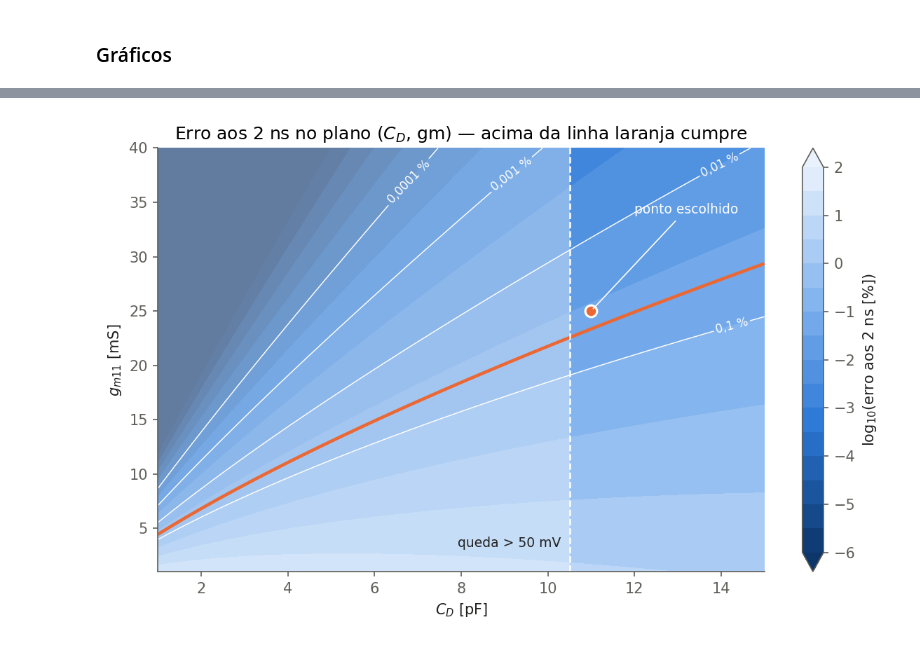
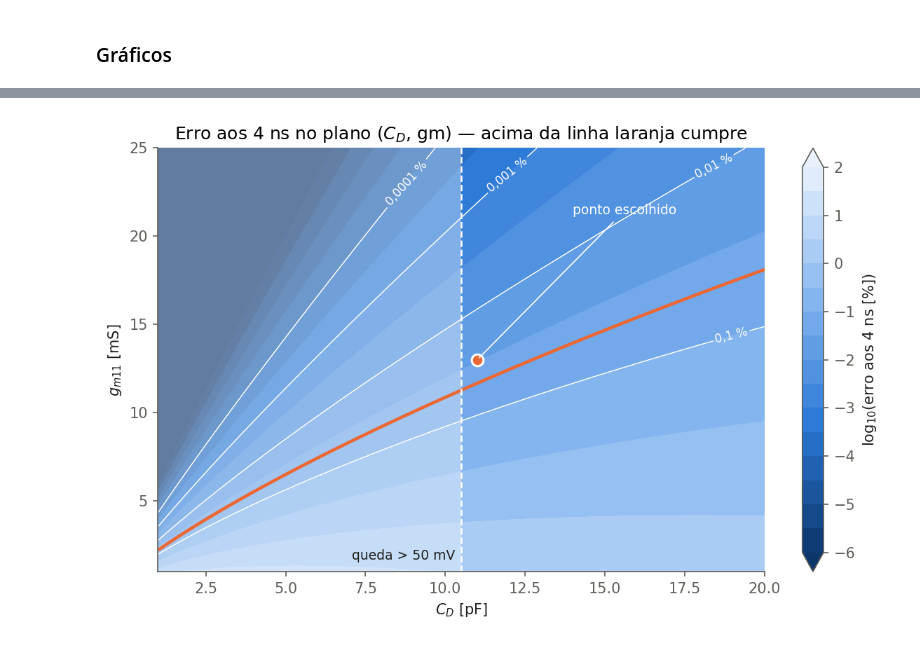
Before and after one commit to miguelpinho16/trabalhos, a Jupyter notebook: CIA/LAB1/dimensionamento.ipynb, the cells around one changed output, grey strips where cells are left out. Saved outputs shown, nothing was run; the diff lists cells and outputs as text; code cells hidden in the pictures.

```diff
--- a/CIA/LAB1/dimensionamento.ipynb
+++ b/CIA/LAB1/dimensionamento.ipynb
@@ -76,0 +72,14 @@ CD mínimo para queda <= 50 mV: 10.50 pF
+# %%
+# VALORES DEFINIDOS
+t = t1
+gm = 13e-3
+Cd = 11e-12
+Id = gm / gm_ID
+
+print(f"Período = {t*1e9:.0f} ns")
+print(f"gm      = {gm*1e3:.1f} mS")
+print(f"Cd      = {Cd*1e12:.0f} pF")
+print(f"Vout    = {Vout(t, gm, Cd):.6f} V")
+print(f"Erro    = {erro(t, gm, Cd)*1e3:.3f} mV")
+print(f"Queda   = {queda(Cd)*1e3:.1f} mV")
+print(f"ID      = {Id*1e6:.0f} uA")
@@ -77,6 +94,11 @@ CD mínimo para queda <= 50 mV: 10.50 pF
 # %% [markdown]
 ### Gráficos
 # %%
+# ======================= GRÁFICOS =======================
+# ponto escolhido (nomes próprios para não serem apagados por outros ciclos/arrays)
+CD_sel = Cd
+gm_sel = gm
+
 INK, INK2, GRID = "#1f1f1e", "#5f5e58", "#e4e3de"
 RAMP = ["#86b6ef", "#5598e7", "#2a78d6", "#1c5cab", "#0d366b"]   # claro -> escuro
 ACC = "#eb6834"                                                  # ponto escolhido
@@ -84,38 +106,44 @@ plt.rcParams.update({"font.size": 10, "axes.edgecolor": INK2, "axes.labelcolor":
     "xtick.color": INK2, "ytick.color": INK2, "axes.grid": True, "grid.color": GRID,
     "axes.spines.top": False, "axes.spines.right": False, "lines.linewidth": 2,
     "legend.frameon": False, "figure.dpi": 150})
-Emax = Vref*eps*1e3            # 0.55 mV
+
+T_NS   = t1*1e9                 # 4 ns
+Emax   = Vref*err*1e3           # 0.55 mV
+CD_MAX = 20e-12                 # eixo de CD: 1 a 20 pF
+GM_MAX = 25e-3                  # eixo de gm: até 25 mS
+XL = (1, CD_MAX*1e12)
+
 def linha_spec(ax):
     ax.axhline(Emax, color=INK, ls="--", lw=1.2)
     ax.text(ax.get_xlim()[1], Emax*1.25, "especificação 0,55 mV (0,05 %)",
             ha="right", va="bottom", color=INK, fontsize=8.5)
-def zona_CDmin(ax):            # sombreia CD < CD_min (queda > 50 mV)
+def zona_CDmin(ax):             # sombreia CD < CD_min (queda > 50 mV)
     ax.axvspan(ax.get_xlim()[0], CD_min*1e12, color=INK2, alpha=0.08, lw=0)
     ax.axvline(CD_min*1e12, color=INK2, lw=1, ls="--")
 
-CDp = np.linspace(1e-12, 15e-12, 281)          # eixo dos gráficos: 1 a 15 pF
-XL = (1, 15)
+CDp = np.linspace(1e-12, CD_MAX, 381)
 
 # ---- Fig. 1: gm mínimo, corrente e queda em função de C_D ----
-gmm = np.array([gm_min_de(c) for c in CDp])
+gmm = gm_necessario(CDp, t1)
 fig, ax = plt.subplots(1, 3, figsize=(14, 4))
 for a in ax: a.set_xlim(*XL)
 ax[0].plot(CDp*1e12, gmm*1e3, color=RAMP[2])
-ax[0].fill_between(CDp*1e12, gmm*1e3, 40, color=RAMP[0], alpha=0.25, lw=0)
-ax[0].text(1.5, 33, "cumpre o erro\nde 0,05 %", color=RAMP[3], fontsize=9)
-ax[0].text(11.5, 4, "não cumpre", color=INK2, fontsize=9)
+ax[0].fill_between(CDp*1e12, gmm*1e3, GM_MAX*1e3, color=RAMP[0], alpha=0.25, lw=0)
+ax[0].text(1.5, 0.85*GM_MAX*1e3, "cumpre o erro\nde 0,05 %", color=RAMP[3], fontsize=9)
+ax[0].text(15, 2, "não cumpre", color=INK2, fontsize=9)
 ax[0].plot(CD_sel*1e12, gm_sel*1e3, "o", color=ACC, ms=7, mec="white", mew=1.5)
 ax[0].annotate(f"escolha: {CD_sel*1e12:g} pF\n{gm_sel*1e3:.1f} mS", (CD_sel*1e12, gm_sel*1e3),
-               (5.5, 31), color=INK, fontsize=8.5, arrowprops=dict(arrowstyle="-", color=INK2, lw=0.8))
-ax[0].set(xlabel="$C_D$ [pF]", ylabel="$g_{m11}$ mínimo [mS]", ylim=(0, 40),
-          title="gm mínimo para erro ≤ 0,05 % em 2 ns")
+               (4, 0.6*GM_MAX*1e3), color=INK, fontsize=8.5,
+               arrowprops=dict(arrowstyle="-", color=INK2, lw=0.8))
+ax[0].set(xlabel="$C_D$ [pF]", ylabel="$g_{m11}$ mínimo [mS]", ylim=(0, GM_MAX*1e3),
+          title=f"gm mínimo para erro ≤ 0,05 % em {T_NS:g} ns")
 ax[1].plot(CDp*1e12, gmm/gm_ID*1e6, color=RAMP[2])
 ax[1].plot(CD_sel*1e12, gm_sel/gm_ID*1e6, "o", color=ACC, ms=7, mec="white", mew=1.5)
 ax[1].set(xlabel="$C_D$ [pF]", ylabel="$I_{D11}$ [µA]",
           title=f"Corrente no M11 (gm/I$_D$ = {gm_ID} S/A)")
 ax[2].plot(CDp*1e12, queda(CDp)*1e3, color=RAMP[2])
 ax[2].axhline(dV_max*1e3, color=INK, ls="--", lw=1.2)
-ax[2].text(14.8, dV_max*1e3+8, "máx. 50 mV", ha="right", color=INK, fontsize=8.5)
+ax[2].text(XL[1]-0.2, dV_max*1e3+8, "máx. 50 mV", ha="right", color=INK, fontsize=8.5)
 ax[2].plot(CD_sel*1e12, queda(CD_sel)*1e3, "o", color=ACC, ms=7, mec="white", mew=1.5)
 ax[2].set(xlabel="$C_D$ [pF]", ylabel="ΔV [mV]", ylim=(0, 300),
           title="Queda de $V_{out}$ ao ligar o $C_{DAC}$")
@@ -127,41 +155,41 @@ ax[2].text(CD_min*1e12-0.2, 270, f"queda > 50 mV\n($C_D$ < {CD_min*1e12:.1f} pF)
 plt.tight_layout(); plt.savefig("fig1_gm_vs_CD.png")
 
 # ---- Fig. 2: Vout(t) e erro(t) — varia C_D | varia gm ----
-t = np.linspace(0, 2.5e-9, 1000)
-CD_list = [1e-12, 5e-12, CD_min, CD_sel, 15e-12]
-gm_list = [10e-3, 15e-3, 20e-3, gm_sel, 35e-3]
+t_ax = np.linspace(0, 1.25*t1, 1000)
+CD_list = [1e-12, 5e-12, CD_min, CD_sel, 20e-12]
+gm_list = [6e-3, 9e-3, gm_necessario(CD_sel, t1), gm_sel, 20e-3]
 fig, ax = plt.subplots(2, 2, figsize=(12, 7.5), sharex=True)
 for i, c in enumerate(CD_list):
-    ax[0,0].plot(t*1e9, Vout(t, gm_sel, c), color=RAMP[i], label=f"$C_D$ = {c*1e12:g} pF")
-    ax[1,0].semilogy(t*1e9, erro(t, gm_sel, c)*1e3, color=RAMP[i])
+    ax[0,0].plot(t_ax*1e9, Vout(t_ax, gm_sel, c), color=RAMP[i], label=f"$C_D$ = {c*1e12:g} pF")
+    ax[1,0].semilogy(t_ax*1e9, erro(t_ax, gm_sel, c)*1e3, color=RAMP[i])
 for i, g in enumerate(gm_list):
-    ax[0,1].plot(t*1e9, Vout(t, g, CD_sel), color=RAMP[i], label=f"gm = {g*1e3:.1f} mS")
-    ax[1,1].semilogy(t*1e9, erro(t, g, CD_sel)*1e3, color=RAMP[i])
+    ax[0,1].plot(t_ax*1e9, Vout(t_ax, g, CD_sel), color=RAMP[i], label=f"gm = {g*1e3:.1f} mS")
+    ax[1,1].semilogy(t_ax*1e9, erro(t_ax, g, CD_sel)*1e3, color=RAMP[i])
 ax[0,0].set(title=f"Varia $C_D$  (gm = {gm_sel*1e3:.1f} mS)", ylabel="$V_{out}$ [V]")
 ax[0,1].set(title=f"Varia gm  ($C_D$ = {CD_sel*1e12:g} pF)")
 for a in ax[0]:
     a.axhline(Vref, color=INK2, lw=0.8); a.legend(loc="lower right", fontsize=8.5)
 for a in ax[1]:
-    a.set(xlabel="t [ns]", ylabel="|$V_{ref}-V_{out}$| [mV]", ylim=(1e-3, 2e3), xlim=(0, 2.5))
+    a.set(xlabel="t [ns]", ylabel="|$V_{ref}-V_{out}$| [mV]", ylim=(1e-3, 2e3), xlim=(0, 1.25*T_NS))
     linha_spec(a)
 for a in ax.flat:
-    a.axvline(t1*1e9, color=ACC, lw=1, ls=":")
+    a.axvline(T_NS, color=ACC, lw=1, ls=":")
 plt.tight_layout(); plt.savefig("fig2_Vout_t.png")
 
-# ---- Fig. 3: erro aos 2 ns em função de gm, várias C_D ----
-gm = np.linspace(1e-3, 40e-3, 500)
+# ---- Fig. 3: erro no fim do período em função de gm, várias C_D ----
+gm_ax = np.linspace(1e-3, GM_MAX, 500)
 fig, ax = plt.subplots(figsize=(7.5, 4.5))
 for i, c in enumerate(CD_list):
-    ax.semilogy(gm*1e3, erro(t1, gm, c)*1e3, color=RAMP[i], label=f"$C_D$ = {c*1e12:g} pF")
-    ax.plot(gm_min_de(c)*1e3, Emax, "o", color=RAMP[i], ms=7, mec="white", mew=1.5)
-ax.set(xlabel="$g_{m11}$ [mS]", ylabel="|erro| aos 2 ns [mV]", xlim=(1, 40), ylim=(1e-3, 1e3),
-       title="Erro no fim de Φ1 em função de gm")
+    ax.semilogy(gm_ax*1e3, erro(t1, gm_ax, c)*1e3, color=RAMP[i], label=f"$C_D$ = {c*1e12:g} pF")
+    ax.plot(gm_necessario(c, t1)*1e3, Emax, "o", color=RAMP[i], ms=7, mec="white", mew=1.5)
+ax.set(xlabel="$g_{m11}$ [mS]", ylabel=f"|erro| aos {T_NS:g} ns [mV]",
+       xlim=(1, GM_MAX*1e3), ylim=(1e-3, 1e3), title="Erro no fim de Φ1 em função de gm")
 linha_spec(ax); ax.legend(loc="upper right", fontsize=8.5)
 ax.text(1.5, 2e-3, "os pontos marcam o gm mínimo de cada $C_D$", color=INK2, fontsize=8.5)
 plt.tight_layout(); plt.savefig("fig3_erro_vs_gm.png")
 
 # ---- Fig. 4: mapa do erro no plano (C_D, gm) ----
-X, Y = np.meshgrid(np.linspace(1e-12, 15e-12, 301), np.linspace(1e-3, 40e-3, 301))
+X, Y = np.meshgrid(np.linspace(1e-12, CD_MAX, 301), np.linspace(1e-3, GM_MAX, 301))
 Z = np.log10(erro(t1, Y, X)/Vref*100)      # log10(erro em %)
 cmap = LinearSegmentedColormap.from_list("blues", ["#0d366b", "#2a78d6", "#86b6ef", "#e8f1fc"])
 fig, ax = plt.subplots(figsize=(8, 5))
@@ -169,18 +197,18 @@ cs = ax.contourf(X*1e12, Y*1e3, Z, levels=np.arange(-6, 2.01, 0.5), cmap=cmap, e
 cl = ax.contour(X*1e12, Y*1e3, Z, levels=[-4, -3, -2, -1], colors="white",
                 linewidths=0.7, linestyles="solid")
 ax.clabel(cl, fmt={-4: "0,0001 %", -3: "0,001 %", -2: "0,01 %", -1: "0,1 %"}, fontsize=8)
-ax.contour(X*1e12, Y*1e3, Z, levels=[np.log10(eps*100)], colors=ACC,
+ax.contour(X*1e12, Y*1e3, Z, levels=[np.log10(err*100)], colors=ACC,
            linewidths=2.2, linestyles="solid")
 ax.axvspan(1, CD_min*1e12, color="white", alpha=0.35, lw=0)
 ax.axvline(CD_min*1e12, color="white", lw=1.2, ls="--")
-ax.text(CD_min*1e12-0.2, 3, "queda > 50 mV", ha="right", va="bottom", color=INK, fontsize=9)
+ax.text(CD_min*1e12-0.2, 1.5, "queda > 50 mV", ha="right", va="bottom", color=INK, fontsize=9)
 ax.plot(CD_sel*1e12, gm_sel*1e3, "o", color=ACC, ms=8, mec="white", mew=1.5)
-ax.annotate("ponto escolhido", (CD_sel*1e12, gm_sel*1e3), (12, 34), color="white", fontsize=9,
-            arrowprops=dict(arrowstyle="-", color="white", lw=0.8))
-fig.colorbar(cs).set_label("log$_{10}$(erro aos 2 ns [%])")
+ax.annotate("ponto escolhido", (CD_sel*1e12, gm_sel*1e3), (14, 0.85*GM_MAX*1e3), color="white",
+            fontsize=9, arrowprops=dict(arrowstyle="-", color="white", lw=0.8))
+fig.colorbar(cs).set_label(f"log$_{{10}}$(erro aos {T_NS:g} ns [%])")
 ax.grid(False)
 ax.set(xlabel="$C_D$ [pF]", ylabel="$g_{m11}$ [mS]",
-       title="Erro aos 2 ns no plano ($C_D$, gm) — acima da linha laranja cumpre")
+       title=f"Erro aos {T_NS:g} ns no plano ($C_D$, gm) — acima da linha laranja cumpre")
 plt.tight_layout(); plt.savefig("fig4_mapa_CD_gm.png")
 
 plt.show()
@@ -191,2 +219,2 @@ plt.show()
-[figure, old version]
+[figure, new version]
 # %% [markdown]
```
Also changed, not shown: parts of 17 cells of this notebook, 8 other files.
